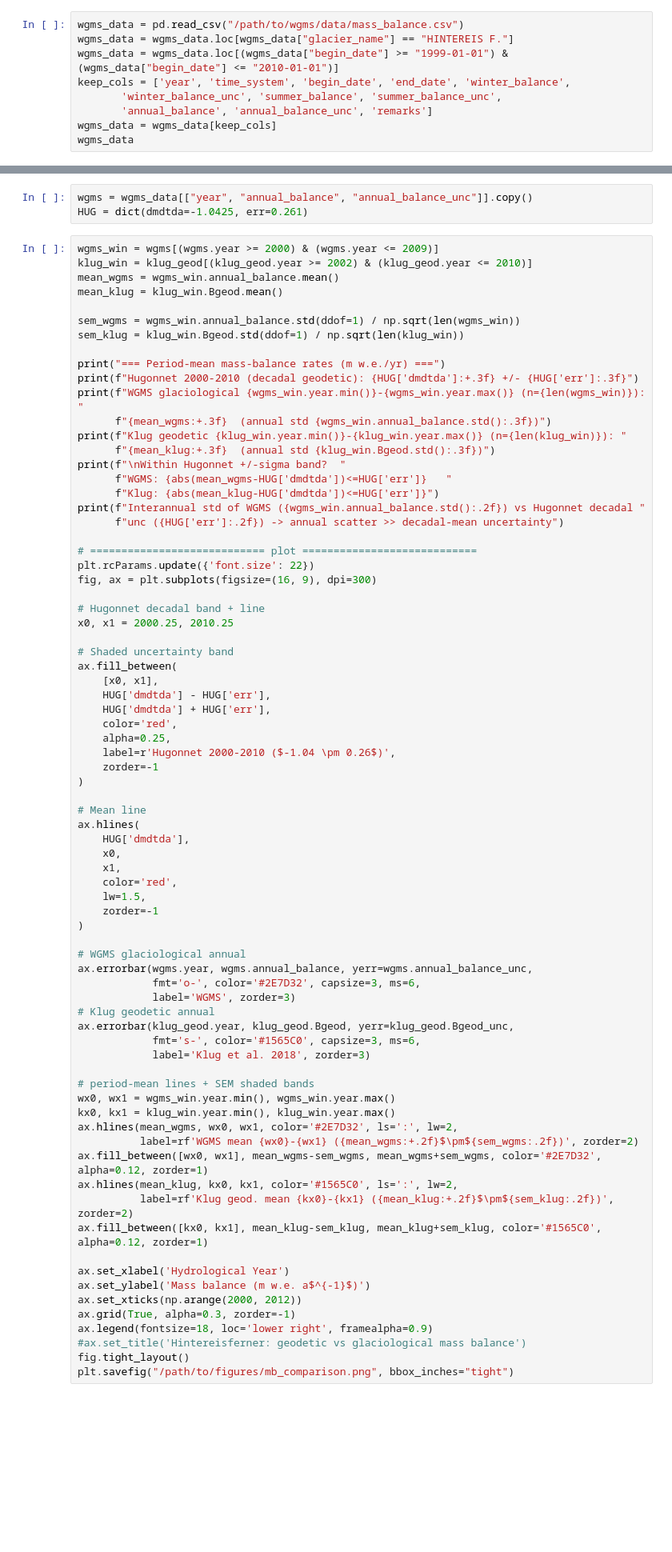
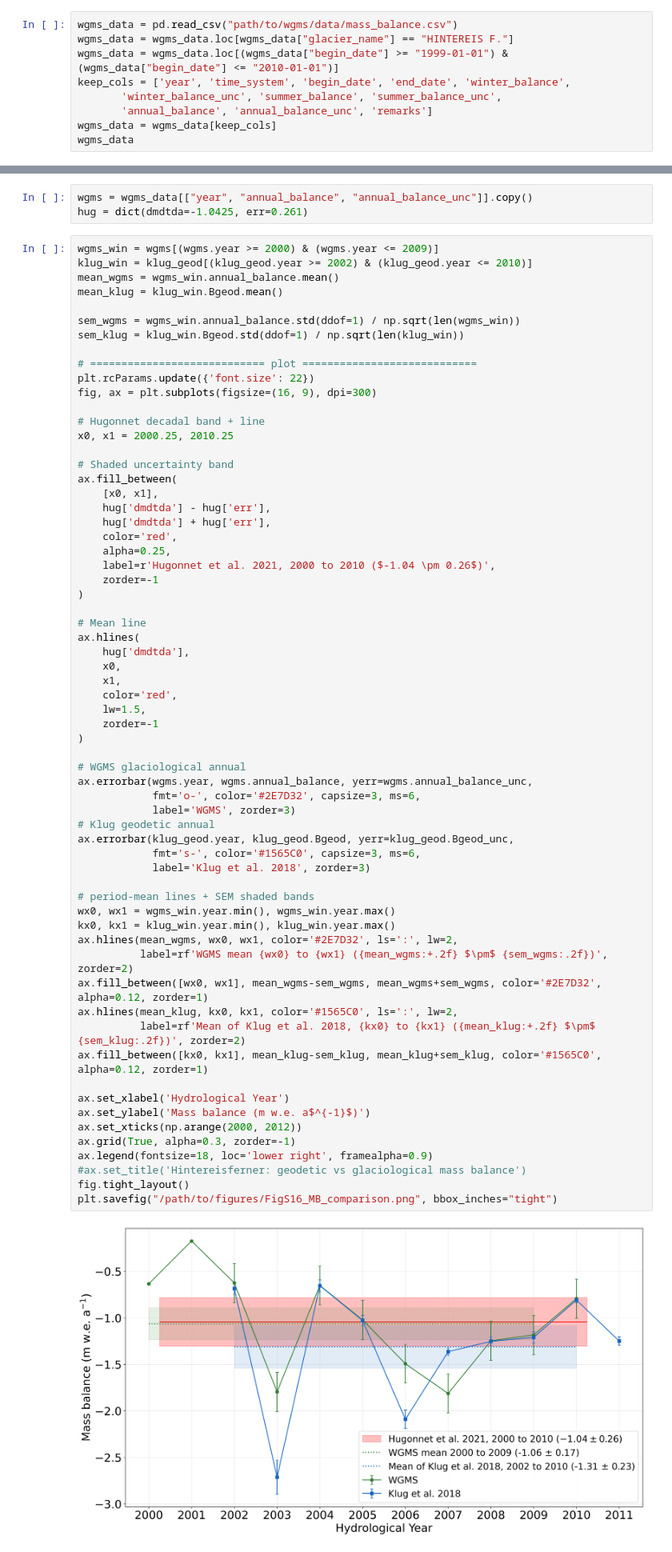
Before and after one commit to Richteny/cosipy_test_space, a Jupyter notebook: SCRIPTS/R_02_check-MB-fit.ipynb, the cells around one changed output, grey strips where cells are left out. Shown at 80% size. Drawn from its saved outputs; the diff is of its cells as text; blank space fills up the shorter version.

```diff
--- a/SCRIPTS/R_02_check-MB-fit.ipynb
+++ b/SCRIPTS/R_02_check-MB-fit.ipynb
@@ -4,7 +4,7 @@ import numpy as np
 import xarray as xr
 import matplotlib.pyplot as plt
 # %%
-wgms_data = pd.read_csv("/path/to/wgms/data/mass_balance.csv")
+wgms_data = pd.read_csv("path/to/wgms/data/mass_balance.csv")
 wgms_data = wgms_data.loc[wgms_data["glacier_name"] == "HINTEREIS F."]
 wgms_data = wgms_data.loc[(wgms_data["begin_date"] >= "1999-01-01") & (wgms_data["begin_date"] <= "2010-01-01")]
 keep_cols = ['year', 'time_system', 'begin_date', 'end_date', 'winter_balance',
@@ -40,7 +56,7 @@ klug_geod = pd.DataFrame({
 })
 # %%
 wgms = wgms_data[["year", "annual_balance", "annual_balance_unc"]].copy()
-HUG = dict(dmdtda=-1.0425, err=0.261)
+hug = dict(dmdtda=-1.0425, err=0.261)
 # %%
 wgms_win = wgms[(wgms.year >= 2000) & (wgms.year <= 2009)]
 klug_win = klug_geod[(klug_geod.year >= 2002) & (klug_geod.year <= 2010)]
@@ -49,18 +65,6 @@ mean_klug = klug_win.Bgeod.mean()
 
 sem_wgms = wgms_win.annual_balance.std(ddof=1) / np.sqrt(len(wgms_win))
 sem_klug = klug_win.Bgeod.std(ddof=1) / np.sqrt(len(klug_win))
-
-print("=== Period-mean mass-balance rates (m w.e./yr) ===")
-print(f"Hugonnet 2000-2010 (decadal geodetic): {HUG['dmdtda']:+.3f} +/- {HUG['err']:.3f}")
-print(f"WGMS glaciological {wgms_win.year.min()}-{wgms_win.year.max()} (n={len(wgms_win)}): "
-      f"{mean_wgms:+.3f}  (annual std {wgms_win.annual_balance.std():.3f})")
-print(f"Klug geodetic {klug_win.year.min()}-{klug_win.year.max()} (n={len(klug_win)}): "
-      f"{mean_klug:+.3f}  (annual std {klug_win.Bgeod.std():.3f})")
-print(f"\nWithin Hugonnet +/-sigma band?  "
-      f"WGMS: {abs(mean_wgms-HUG['dmdtda'])<=HUG['err']}   "
-      f"Klug: {abs(mean_klug-HUG['dmdtda'])<=HUG['err']}")
-print(f"Interannual std of WGMS ({wgms_win.annual_balance.std():.2f}) vs Hugonnet decadal "
-      f"unc ({HUG['err']:.2f}) -> annual scatter >> decadal-mean uncertainty")
 
 # ============================ plot ============================
 plt.rcParams.update({'font.size': 22})
@@ -72,48 +76,50 @@ x0, x1 = 2000.25, 2010.25
 # Shaded uncertainty band
 ax.fill_between(
     [x0, x1],
-    HUG['dmdtda'] - HUG['err'],
-    HUG['dmdtda'] + HUG['err'],
+    hug['dmdtda'] - hug['err'],
+    hug['dmdtda'] + hug['err'],
     color='red',
     alpha=0.25,
-    label=r'Hugonnet 2000-2010 ($-1.04 \pm 0.26$)',
+    label=r'Hugonnet et al. 2021, 2000 to 2010 ($-1.04 \pm 0.26$)',
     zorder=-1
 )
 
 # Mean line
 ax.hlines(
-    HUG['dmdtda'],
+    hug['dmdtda'],
     x0,
     x1,
     color='red',
     lw=1.5,
     zorder=-1
 )
 
 # WGMS glaciological annual
 ax.errorbar(wgms.year, wgms.annual_balance, yerr=wgms.annual_balance_unc,
             fmt='o-', color='#2E7D32', capsize=3, ms=6,
             label='WGMS', zorder=3)
 # Klug geodetic annual
 ax.errorbar(klug_geod.year, klug_geod.Bgeod, yerr=klug_geod.Bgeod_unc,
             fmt='s-', color='#1565C0', capsize=3, ms=6,
             label='Klug et al. 2018', zorder=3)
 
 # period-mean lines + SEM shaded bands
 wx0, wx1 = wgms_win.year.min(), wgms_win.year.max()
 kx0, kx1 = klug_win.year.min(), klug_win.year.max()
 ax.hlines(mean_wgms, wx0, wx1, color='#2E7D32', ls=':', lw=2,
-          label=rf'WGMS mean {wx0}-{wx1} ({mean_wgms:+.2f}$\pm${sem_wgms:.2f})', zorder=2)
+          label=rf'WGMS mean {wx0} to {wx1} ({mean_wgms:+.2f} $\pm$ {sem_wgms:.2f})', zorder=2)
 ax.fill_between([wx0, wx1], mean_wgms-sem_wgms, mean_wgms+sem_wgms, color='#2E7D32', alpha=0.12, zorder=1)
 ax.hlines(mean_klug, kx0, kx1, color='#1565C0', ls=':', lw=2,
-          label=rf'Klug geod. mean {kx0}-{kx1} ({mean_klug:+.2f}$\pm${sem_klug:.2f})', zorder=2)
+          label=rf'Mean of Klug et al. 2018, {kx0} to {kx1} ({mean_klug:+.2f} $\pm$ {sem_klug:.2f})', zorder=2)
 ax.fill_between([kx0, kx1], mean_klug-sem_klug, mean_klug+sem_klug, color='#1565C0', alpha=0.12, zorder=1)
 
 ax.set_xlabel('Hydrological Year')
 ax.set_ylabel('Mass balance (m w.e. a$^{-1}$)')
 ax.set_xticks(np.arange(2000, 2012))
 ax.grid(True, alpha=0.3, zorder=-1)
 ax.legend(fontsize=18, loc='lower right', framealpha=0.9)
 #ax.set_title('Hintereisferner: geodetic vs glaciological mass balance')
 fig.tight_layout()
-plt.savefig("/path/to/figures/mb_comparison.png", bbox_inches="tight")
+plt.savefig("/path/to/figures/FigS16_MB_comparison.png", bbox_inches="tight")
+# %% [output]
+[figure, added]
```
Also changed, not shown: parts of 6 cells of this notebook, 2 other files.
